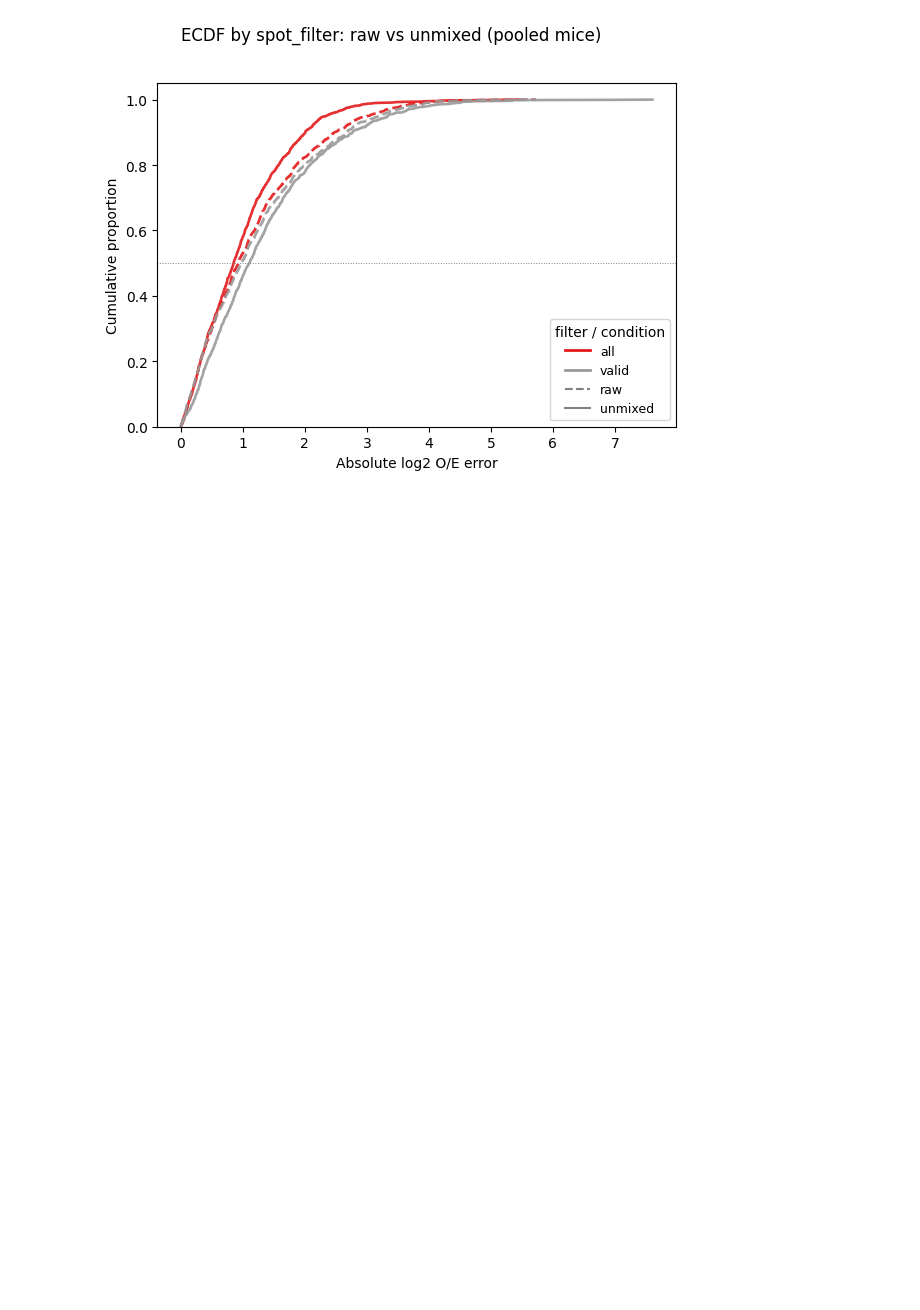
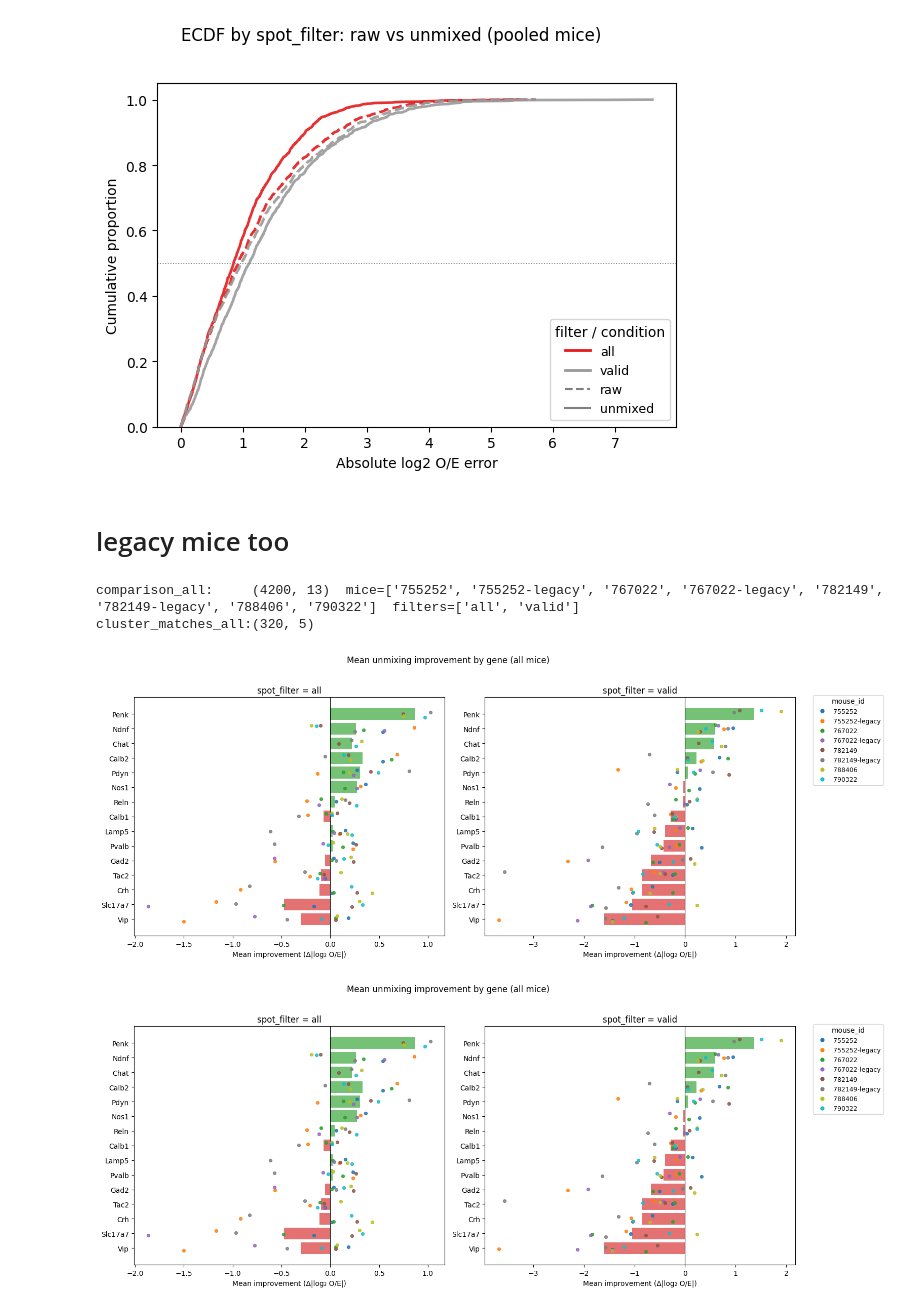
Before and after one commit to AllenNeuralDynamics/hcr-integrated-qc-capsule, a Jupyter notebook: code/cluster_validation/20260429-match-clusters-to-ref.ipynb, the cells around one changed output. Drawn from its saved outputs; the diff is of its cells as text; code cells hidden in the pictures; blank space fills up the shorter version.

Commit message:
running legacy

```diff
--- a/code/cluster_validation/20260429-match-clusters-to-ref.ipynb
+++ b/code/cluster_validation/20260429-match-clusters-to-ref.ipynb
@@ -544,3 +544,25 @@ atlas_compare.plot_multi_mouse_filter_ecdf(comparison_all)
 # %% [output]
 [figure]
 [figure]
+# %% [markdown]
+# legacy mice too
+# %%
+import pandas as pd
+
+f1 = "/root/capsule/scratch/ref_atlas_validation/_combined/comparison_all.csv"
+f2 = "/root/capsule/scratch/ref_atlas_validation/_combined/cluster_matches_all.csv"
+
+comparison_all    = pd.read_csv(f1)
+cluster_matches_all = pd.read_csv(f2)
+
+print(f"comparison_all:     {comparison_all.shape}  mice={sorted(comparison_all.mouse_id.unique())}  filters={sorted(comparison_all.spot_filter.unique())}")
+print(f"cluster_matches_all:{cluster_matches_all.shape}")
+# %% [output]
+comparison_all:     (4200, 13)  mice=['755252', '755252-legacy', '767022', '767022-legacy', '782149', '782149-legacy', '788406', '790322']  filters=['all', 'valid']
+cluster_matches_all:(320, 5)
+# %%
+# Mean improvement per gene, with per-mouse dots — one panel per spot_filter
+atlas_compare.plot_multi_mouse_improvement_by_gene(comparison_all)
+# %% [output]
+[figure, added]
+[figure, added]
```
Also changed, not shown: parts of 1 cell of this notebook, 3 other files.
